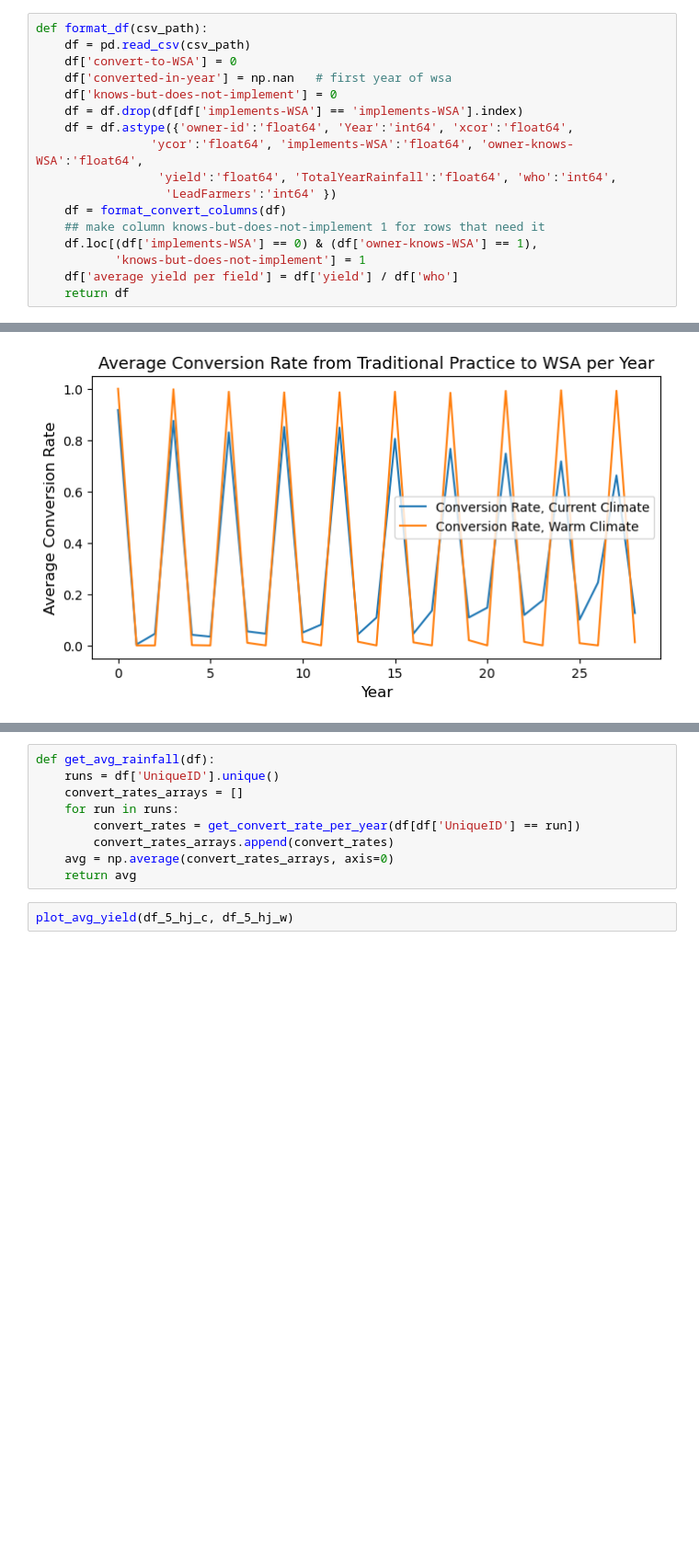
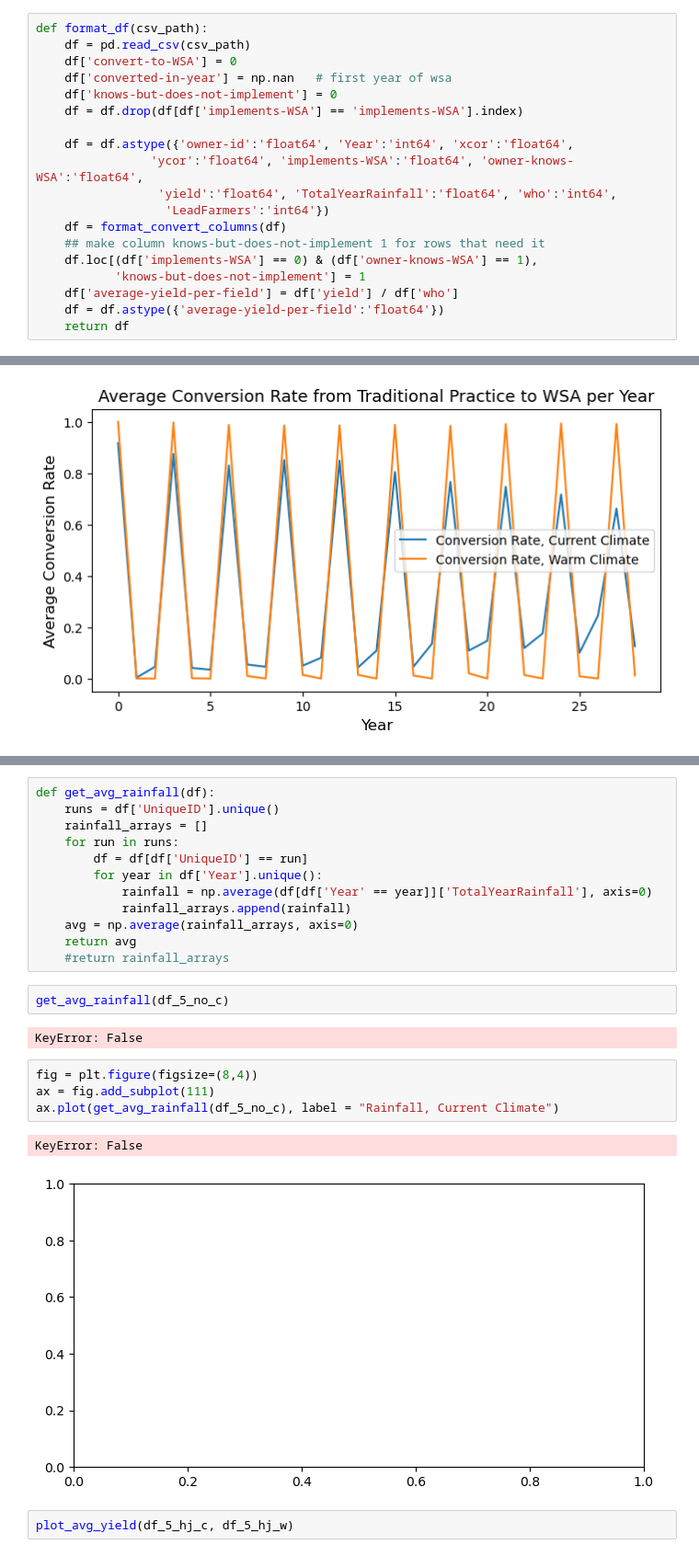
Before and after one commit to WylieMabel/TreesAndThat, a Jupyter notebook: Model Output/data_analysis_3.ipynb, the cells around one changed output, grey strips where cells are left out. Shown at 92% size. Cells and saved outputs as stored; diff of their text form; blank space fills up the shorter version.

Commit message:
graphs

```diff
--- a/Model Output/data_analysis_3.ipynb
+++ b/Model Output/data_analysis_3.ipynb
@@ -29,15 +29,17 @@ def format_df(csv_path):
     df['converted-in-year'] = np.nan   # first year of wsa
     df['knows-but-does-not-implement'] = 0
     df = df.drop(df[df['implements-WSA'] == 'implements-WSA'].index)
+
     df = df.astype({'owner-id':'float64', 'Year':'int64', 'xcor':'float64',
                 'ycor':'float64', 'implements-WSA':'float64', 'owner-knows-WSA':'float64',
                  'yield':'float64', 'TotalYearRainfall':'float64', 'who':'int64',
-                  'LeadFarmers':'int64' })
+                  'LeadFarmers':'int64'})
     df = format_convert_columns(df)
     ## make column knows-but-does-not-implement 1 for rows that need it
     df.loc[(df['implements-WSA'] == 0) & (df['owner-knows-WSA'] == 1),
            'knows-but-does-not-implement'] = 1
-    df['average yield per field'] = df['yield'] / df['who']
+    df['average-yield-per-field'] = df['yield'] / df['who']
+    df = df.astype({'average-yield-per-field':'float64'})
     return df
 # %%
 df_5_no_c = format_df('modelOutputParamCombo0')
@@ -278,12 +336,26 @@ plot_conversion_rates(df_5_no_c, df_5_no_w)
 # %%
 def get_avg_rainfall(df):
     runs = df['UniqueID'].unique()
-    convert_rates_arrays = []
+    rainfall_arrays = []
     for run in runs:
-        convert_rates = get_convert_rate_per_year(df[df['UniqueID'] == run])
-        convert_rates_arrays.append(convert_rates)
-    avg = np.average(convert_rates_arrays, axis=0)
+        df = df[df['UniqueID'] == run]
+        for year in df['Year'].unique():
+            rainfall = np.average(df[df['Year' == year]]['TotalYearRainfall'], axis=0)
+            rainfall_arrays.append(rainfall)
+    avg = np.average(rainfall_arrays, axis=0)
     return avg
+    #return rainfall_arrays
+# %%
+get_avg_rainfall(df_5_no_c)
+# %% [output]
+KeyError: False
+# %%
+fig = plt.figure(figsize=(8,4))
+ax = fig.add_subplot(111)
+ax.plot(get_avg_rainfall(df_5_no_c), label = "Rainfall, Current Climate")
+# %% [output]
+KeyError: False
+[figure, added]
 # %%
 plot_avg_yield(df_5_hj_c, df_5_hj_w)
 # %% [output]
```
Also changed, not shown: parts of 8 cells of this notebook.
